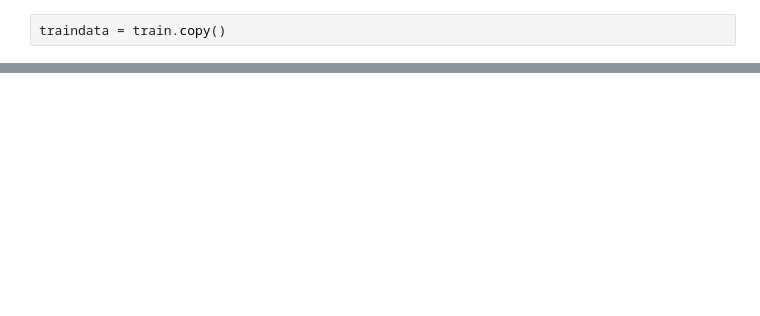
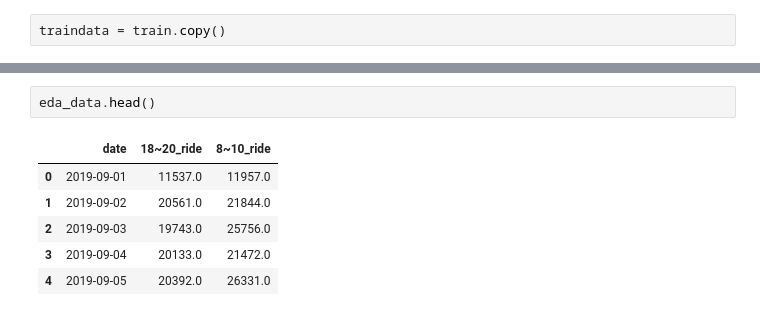
Before and after one commit to mucollabo/busRidersPredic, a Jupyter notebook: busRidersPredic.ipynb, the cells around one changed output, grey strips where cells are left out. Drawn from its saved outputs; the diff is of its cells as text; blank space fills up the shorter version.

```diff
--- a/busRidersPredic.ipynb
+++ b/busRidersPredic.ipynb
@@ -184,0 +243,9 @@ findfont: Font family ['AppleGothic'] not found. Falling back to DejaVu Sans.
+# %%
+eda_data.head()
+# %% [output]
+|  | date | 18~20_ride | 8~10_ride |
+| 0 | 2019-09-01 | 11537.0 | 11957.0 |
+| 1 | 2019-09-02 | 20561.0 | 21844.0 |
+| 2 | 2019-09-03 | 19743.0 | 25756.0 |
+| 3 | 2019-09-04 | 20133.0 | 21472.0 |
+| 4 | 2019-09-05 | 20392.0 | 26331.0 |
```
Also changed, not shown: parts of 17 cells of this notebook.
